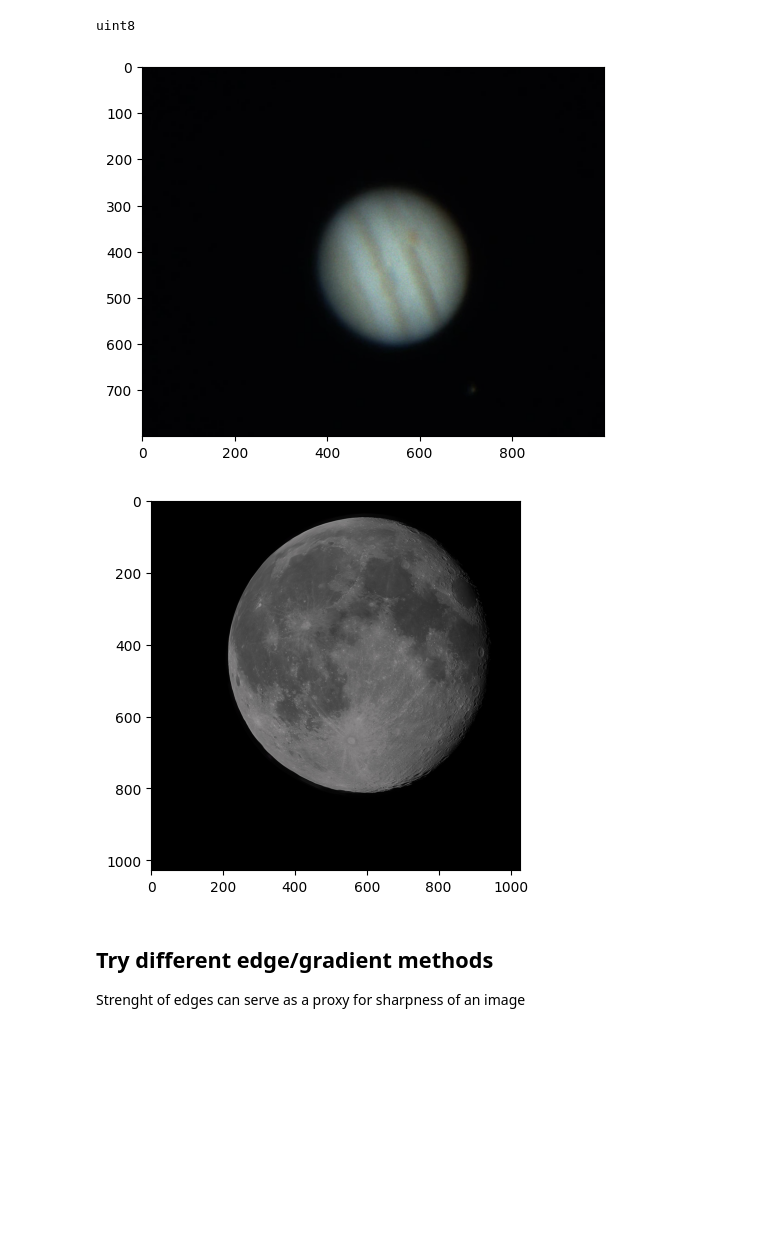
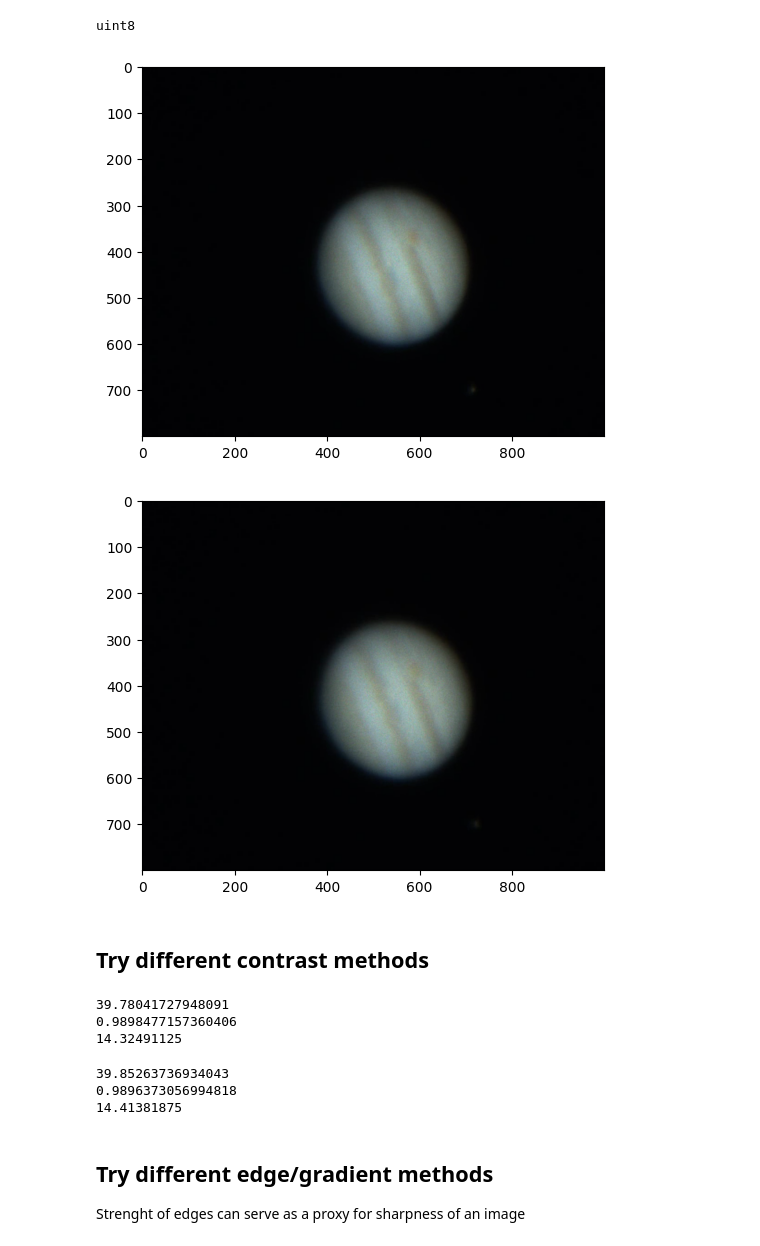
Before and after one commit to joypauls/planetary-flow, a Jupyter notebook: notebooks/global_quality_poc.ipynb, the cells around one changed output. Drawn from its saved outputs; the diff is of its cells as text; code cells hidden in the pictures; blank space fills up the shorter version.

```diff
--- a/notebooks/global_quality_poc.ipynb
+++ b/notebooks/global_quality_poc.ipynb
@@ -15,13 +15,13 @@ import matplotlib.pyplot as plt
 # read in test images
 
 # sharp-ish frame
-jupiter_frame1 = cv2.imread("../test/data/images/jupiter_frame_highq.png")
+jupiter_frame1 = cv2.imread("../tests/data/images/jupiter_frame_highq.png")
 
 # blurry frame
-jupiter_frame2 = cv2.imread("../test/data/images/jupiter_frame_lowq.png")
+jupiter_frame2 = cv2.imread("../tests/data/images/jupiter_frame_lowq.png")
 
 # very very low noise
-moon = cv2.imread("../test/data/images/moon_stacked_sharpened.jpg")
+moon = cv2.imread("../tests/data/images/moon_stacked_sharpened.jpg")
 
 print(jupiter_frame1.dtype)
 # %% [output]
@@ -62,7 +62,9 @@ def plot_pair(img1, img2, color = True):
 #     plt.show()
 # %%
 plot(jupiter_frame1)
-plot(moon)
+plot(jupiter_frame2)
 # %% [output]
 [figure]
-[figure, old version]
+[figure, new version]
+# %% [markdown]
+## Try different contrast methods
@@ -69,3 +84,25 @@ plot(moon)
+# %%
+lum = cv2.cvtColor(jupiter_frame1, cv2.COLOR_BGR2Lab)[:, :, 0]
+lum = cv2.GaussianBlur(lum, (3, 3), 0)
+# lum = crop_jupiter_to_roi(lum)
+print(rms_constrast(lum))
+print(michelson_constrast(lum))
+print(lum.mean())
+# %% [output]
+39.78041727948091
+0.9898477157360406
+14.32491125
+# %%
+lum = cv2.cvtColor(jupiter_frame2, cv2.COLOR_BGR2Lab)[:, :, 0]
+lum = cv2.GaussianBlur(lum, (3, 3), 0)
+# lum = crop_jupiter_to_roi(lum)
+print(rms_constrast(lum))
+print(michelson_constrast(lum))
+print(lum.mean())
+# %% [output]
+39.85263736934043
+0.9896373056994818
+14.41381875
 # %% [markdown]
 ## Try different edge/gradient methods
 
```
Also changed, not shown: parts of 24 cells of this notebook, 6 other files.
